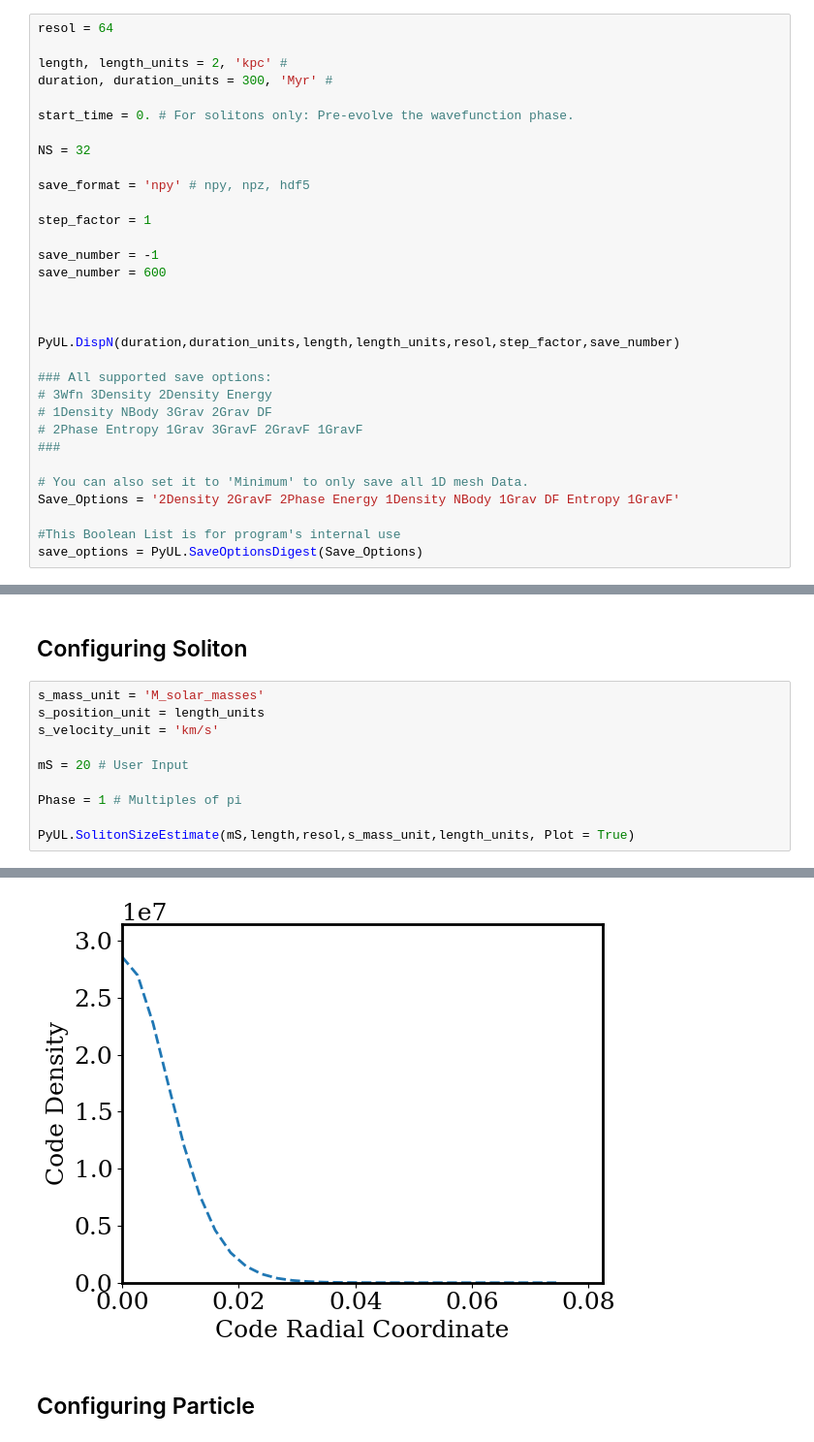
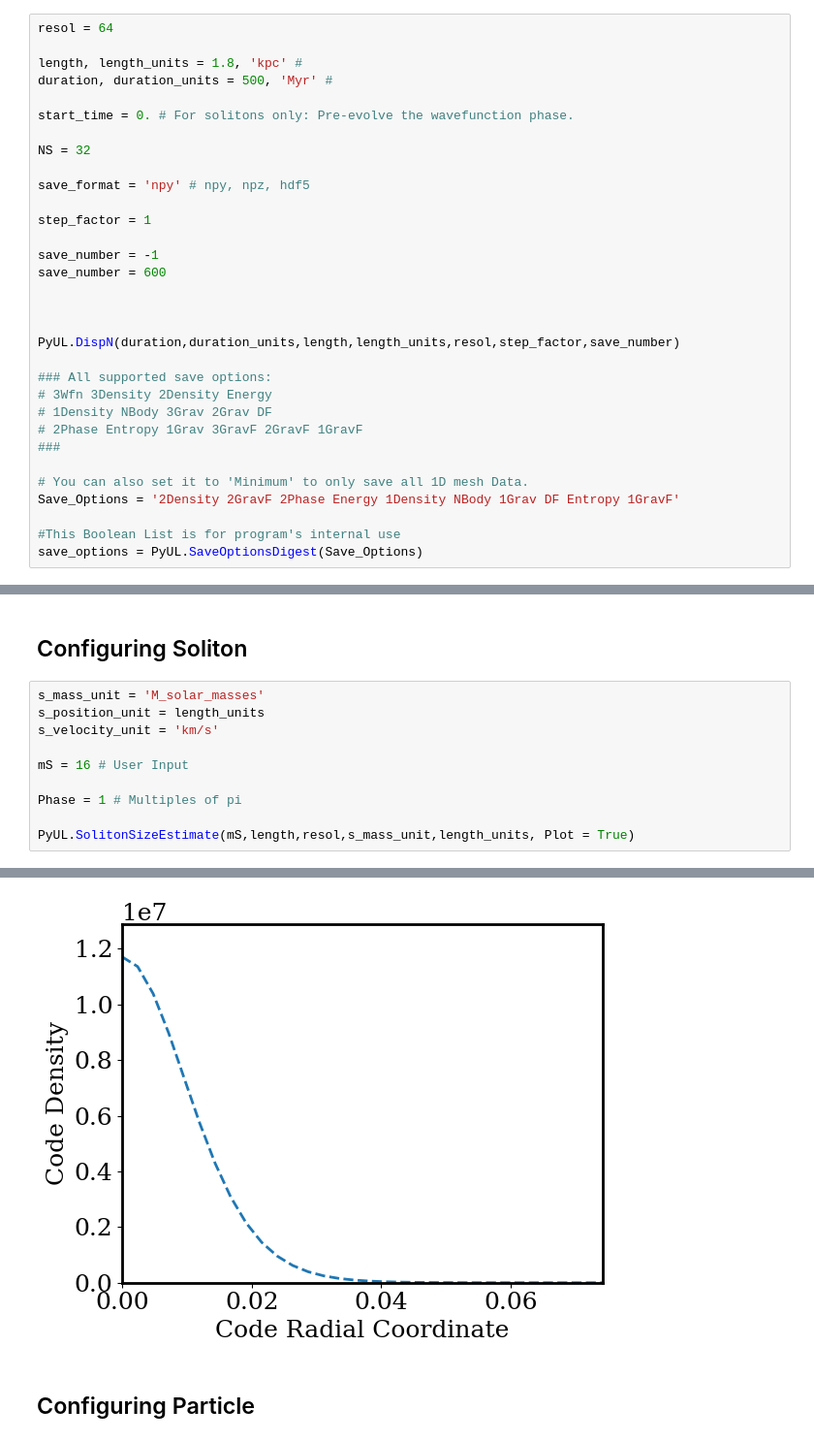
Before and after one commit to Sifyrena/PyUL_NBody, a Jupyter notebook: Paper1_OneMoreThing_A.ipynb, the cells around one changed output, grey strips where cells are left out. Shown at 97% size. Cells and saved outputs as stored; diff of their text form.

```diff
--- a/Paper1_OneMoreThing_A.ipynb
+++ b/Paper1_OneMoreThing_A.ipynb
@@ -144,8 +142,8 @@ GeomColor = 'olivedrab'
 # %%
 resol = 64
 
-length, length_units = 2, 'kpc' #
-duration, duration_units = 300, 'Myr' #
+length, length_units = 1.8, 'kpc' #
+duration, duration_units = 500, 'Myr' #
 
 start_time = 0. # For solitons only: Pre-evolve the wavefunction phase.
 
@@ -183,7 +181,7 @@ s_mass_unit = 'M_solar_masses'
 s_position_unit = length_units
 s_velocity_unit = 'km/s'
 
-mS = 20 # User Input
+mS = 16 # User Input
 
 Phase = 1 # Multiples of pi
 
@@ -193,4 +191,4 @@ PyUL.SolitonSizeEstimate(mS,length,resol,s_mass_unit,length_units, Plot = True)
-[figure, old version]
+[figure, new version]
 # %% [markdown]
 ## Configuring Particle
 # %%
```
Also changed, not shown: parts of 25 cells of this notebook, 1 other file.
